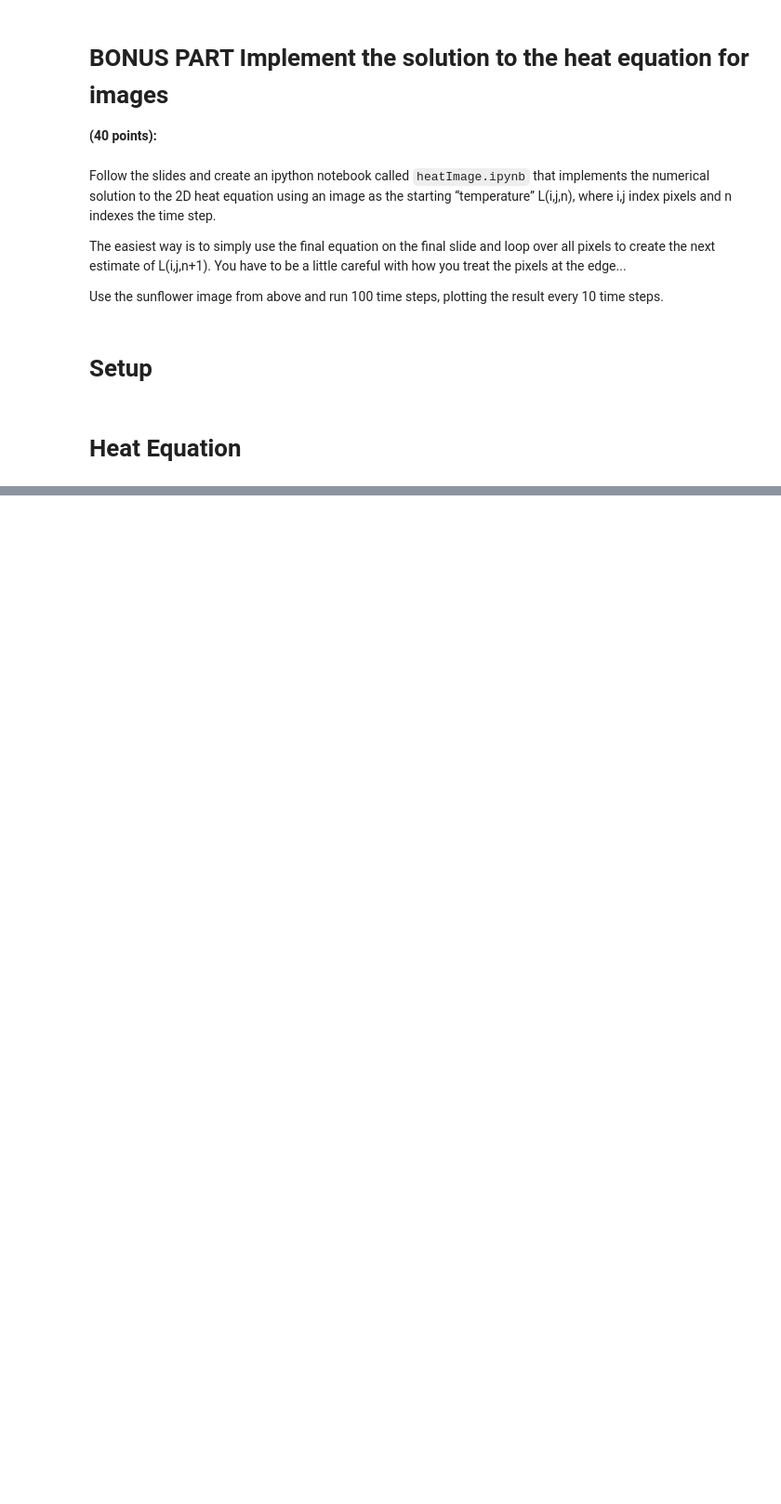
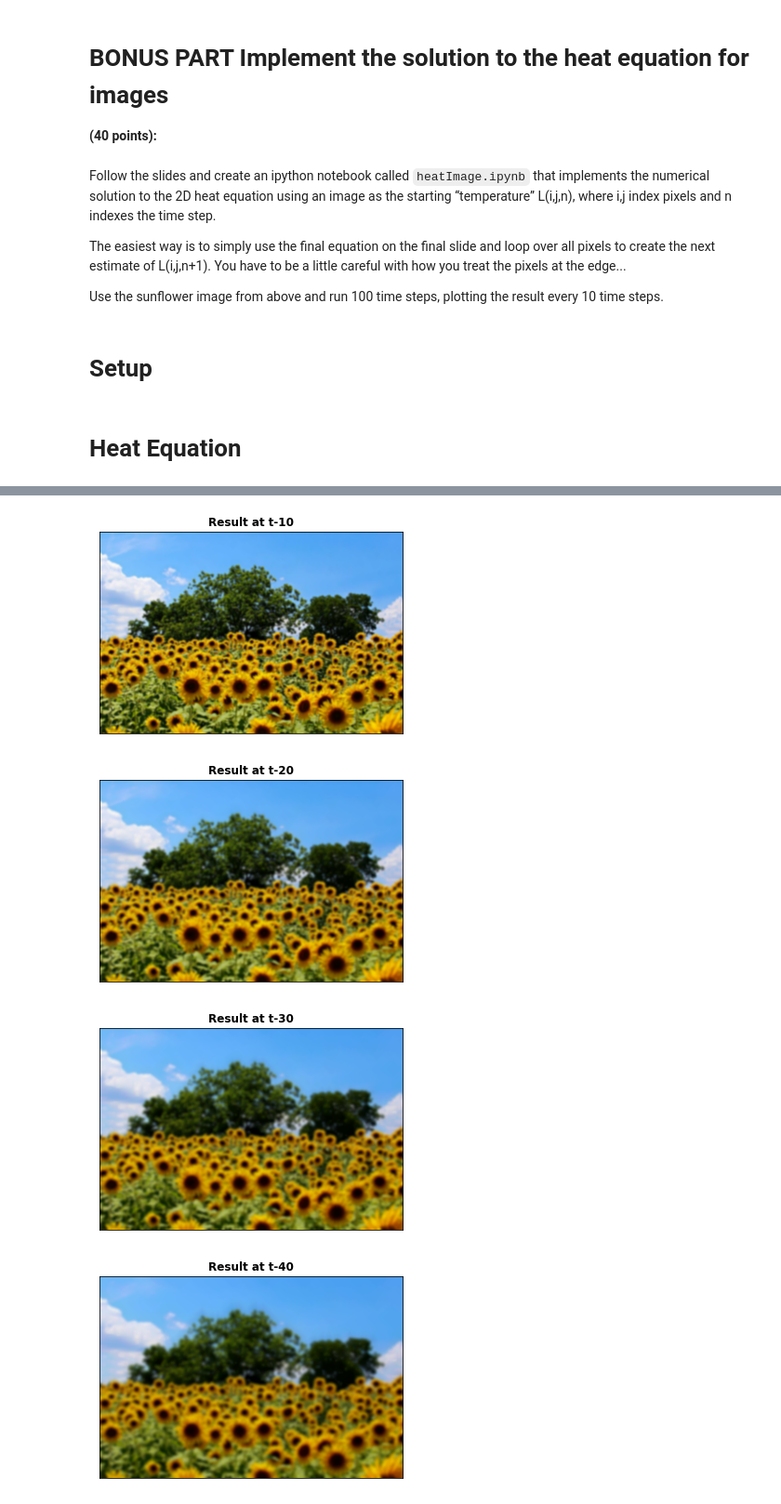
Before and after one commit to TooTouch/KU-ComputerVision, a Jupyter notebook: Assignment3/heatImage.ipynb, the cells around one changed output, grey strips where cells are left out. Shown at 93% size. Saved outputs shown, nothing was run; the diff lists cells and outputs as text; code cells hidden in the pictures; blank space fills up the shorter version.

```diff
--- a/Assignment3/heatImage.ipynb
+++ b/Assignment3/heatImage.ipynb
@@ -105,0 +24,48 @@ So we printed it every times, heat image has already become illegible between 1
+# %%
+L = plt.imread('image.jpeg')
+# %%
+w, h, c = L.shape
+
+dx, dy = 2, 2
+
+T = 100
+for t in range(T):
+    L_next = np.zeros_like(L)
+    for k in range(c):
+        for i in range(h):
+            for j in range(w):
+
+                if i+1 == h:
+                    L_next_i = L[j,i,k]
+                else:
+                    L_next_i = L[j,i+1,k]
+
+                if j+1 == w:
+                    L_next_j = L[j,i,k]
+                else:
+                    L_next_j = L[j+1,i,k]
+
+                if i-1 < 0:
+                    L_prev_i = L[j,i,k]
+                else:
+                    L_prev_i = L[j,i-1,k]
+
+                if j-1 < 0:
+                    L_prev_j = L[j,i,k]
+                else:
+                    L_prev_j = L[j-1,i,k]
+
+                L_next[j,i,k] = L[j,i,k] + ((L_next_i - 2 * L[j,i,k] + L_prev_i)/(dx**2) + (L_next_j - 2 * L[j,i,k] + L_prev_j)/(dy**2))
+    L = L_next
+
+    if t%10==9:
+        plt.imshow(L)
+        plt.xticks([])
+        plt.yticks([])
+        plt.title('Result at t-%d' % (t+1), fontweight='bold')
+        plt.show()
+# %% [output]
+[figure, added]
+[figure, added]
+[figure, added]
+[figure, added]
```
Also changed, not shown: parts of 6 cells of this notebook.
